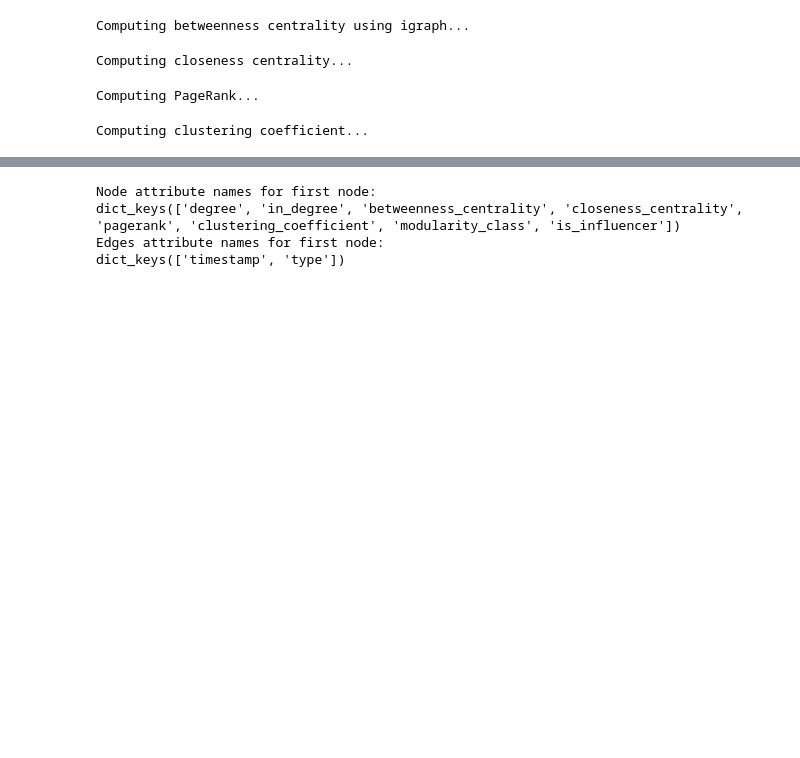
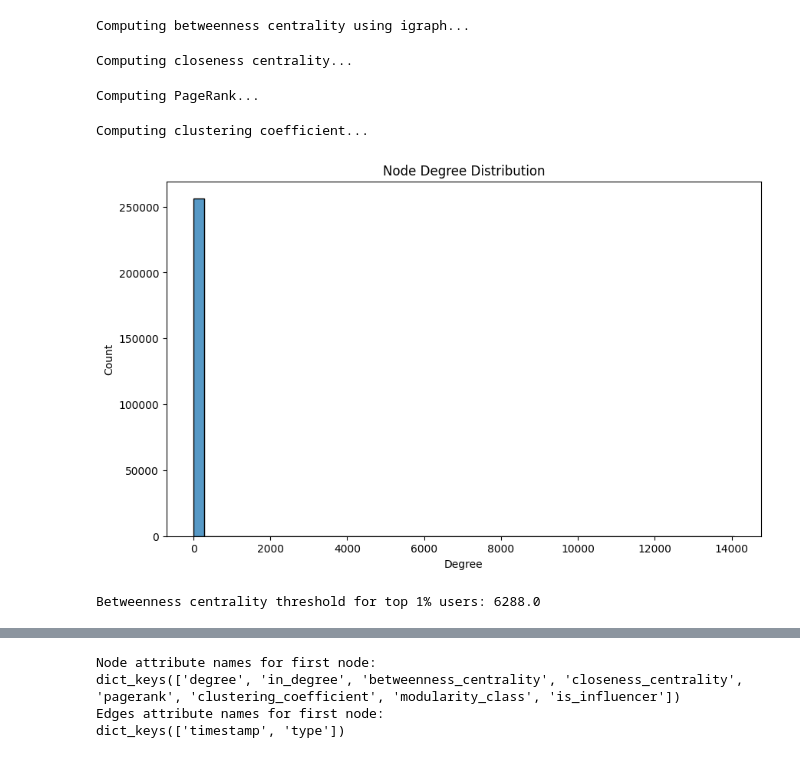
Before and after one commit to ysenarath/AIT-724-HandsOn-2, a Jupyter notebook: notebook.ipynb, the cells around one changed output, grey strips where cells are left out. Saved outputs shown, nothing was run; the diff lists cells and outputs as text; code cells hidden in the pictures; blank space fills up the shorter version.

```diff
--- a/notebook.ipynb
+++ b/notebook.ipynb
@@ -356,3 +352,30 @@ nx.set_node_attributes(G, partition, "modularity_class")
+# %%
+# Add modularity class using the Louvain method
+partition = community_louvain.best_partition(G.to_undirected())
+
+nx.set_node_attributes(G, partition, "modularity_class")
+
+# print the number of nodes in each modularity class
+modularity_classes = pd.Series(partition).value_counts()
+
+# Visualize the distribution of node degrees
+plt.figure(figsize=(10, 6))
+degrees = [d for n, d in G.degree()]
+sns.histplot(degrees, bins=50, kde=False)
+plt.title("Node Degree Distribution")
+plt.xlabel("Degree")
+plt.ylabel("Count")
+plt.show()
+# %% [output]
+[figure, added]
+# %%
+temp_df = pd.DataFrame.from_dict(dict(G.nodes(data=True)), orient="index")
+
+# Identify the threshold that would place a user in the top 1% of betweenness centrality
+threshold = temp_df["betweenness_centrality"].quantile(0.99)
+print(f"Betweenness centrality threshold for top 1% users: {threshold}")
+# %% [output]
+Betweenness centrality threshold for top 1% users: 6288.0
 # %%
 # Common measure for quantifying influence of bloggers is to use in-degree centrality
 # - This is the number of users who follow a person on Twitter.
```
Also changed, not shown: parts of 16 cells of this notebook.
